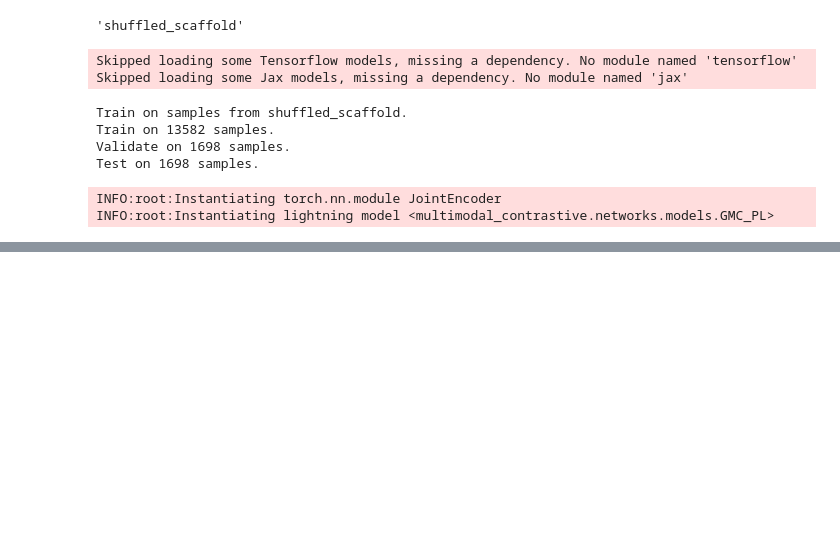
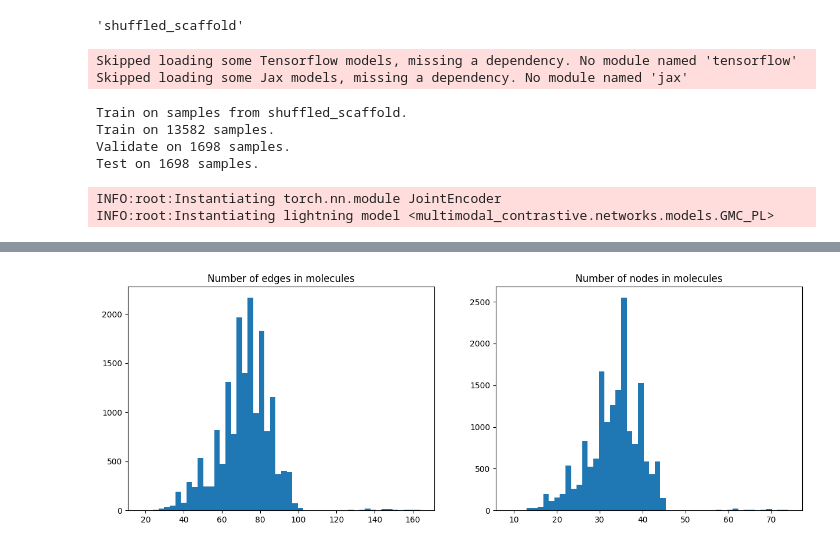
Before and after one commit to TheMatrixMaster/mmc-gene, a Jupyter notebook: multimodal_contrastive/analysis/debug_gfn.ipynb, the cells around one changed output, grey strips where cells are left out. Cells and saved outputs as stored; diff of their text form; code cells hidden in the pictures; blank space fills up the shorter version.

```diff
--- a/multimodal_contrastive/analysis/debug_gfn.ipynb
+++ b/multimodal_contrastive/analysis/debug_gfn.ipynb
@@ -121,0 +141,22 @@ plt.show()
+# %%
+num_edges = []
+num_nodes = []
+
+for item in tqdm(datamodule.dataset):
+    struct = item["inputs"]["struct"]
+    smiles = struct.mols
+    num_edges.append(struct.num_edges)
+    num_nodes.append(struct.num_nodes)
+
+
+fig, ax = plt.subplots(1, 2, figsize=(15, 5))
+
+ax[0].hist(num_edges, bins=50)
+ax[0].set_title("Number of edges in molecules")
+
+ax[1].hist(num_nodes, bins=50)
+ax[1].set_title("Number of nodes in molecules")
+
+plt.show()
+# %% [output]
+[figure, added]
```
Also changed, not shown: parts of 6 cells of this notebook.
